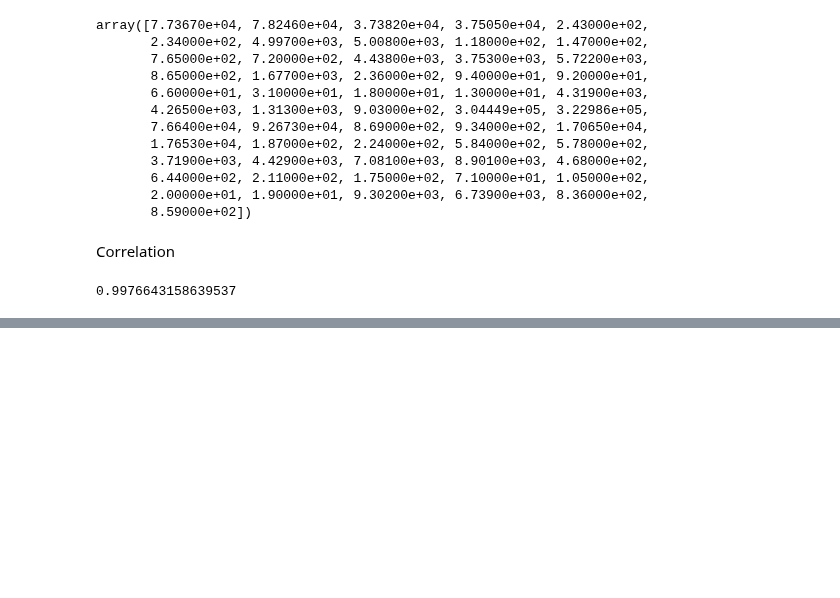
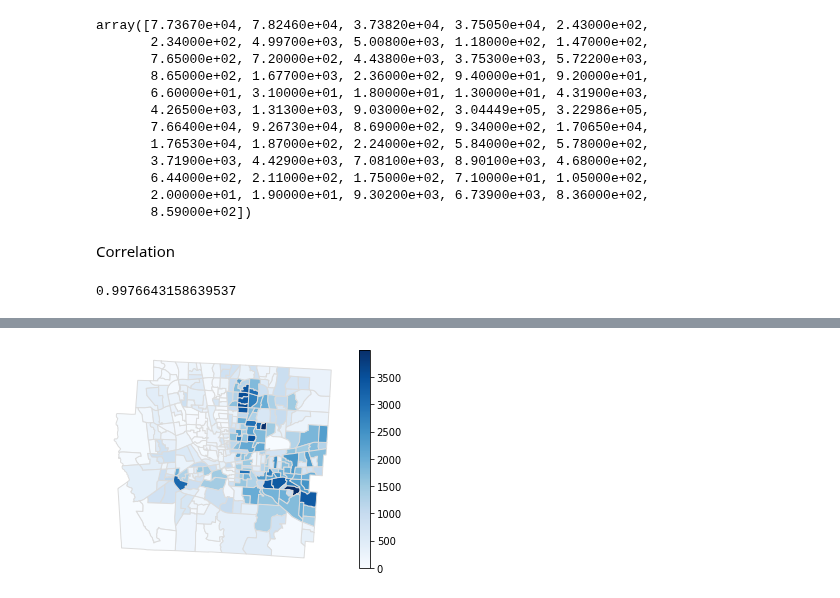
Before and after one commit to linyuehzzz/synthetic-populations, a Jupyter notebook: franklin_microdata_v2.ipynb, the cells around one changed output, grey strips where cells are left out. Drawn from its saved outputs; the diff is of its cells as text; code cells hidden in the pictures; blank space fills up the shorter version.

```diff
--- a/franklin_microdata_v2.ipynb
+++ b/franklin_microdata_v2.ipynb
@@ -689,0 +720,18 @@ fig.set(xlabel="Population Count\nACS PUMS", ylabel="Synthetic Data\nPopulation
+# %%
+import numpy as np
+import geopandas as gpd
+import pandas as pd
+
+filename_pl = 'data/franklin/census20/franklin_tract20.csv'
+data_pl = pd.read_csv(filename_pl)
+data_pl['GEOCODE'] = data_pl['GEOCODE'].astype(str)
+
+filename_gdf = 'data/franklin/geo/tl_2020_39049_tract20.shp'
+gdf = gpd.read_file(filename_gdf)
+gdf = gdf.set_index('GEOID20').join(data_pl.set_index('GEOCODE'))
+
+ax = gdf.plot(column='P0010004', legend=True, cmap='Blues', edgecolor='gainsboro')
+ax.set_axis_off()
+fig.savefig('figs/franklin-census20.eps')
+# %% [output]
+[figure, added]
```
Also changed, not shown: parts of 9 cells of this notebook, 42 other files.
